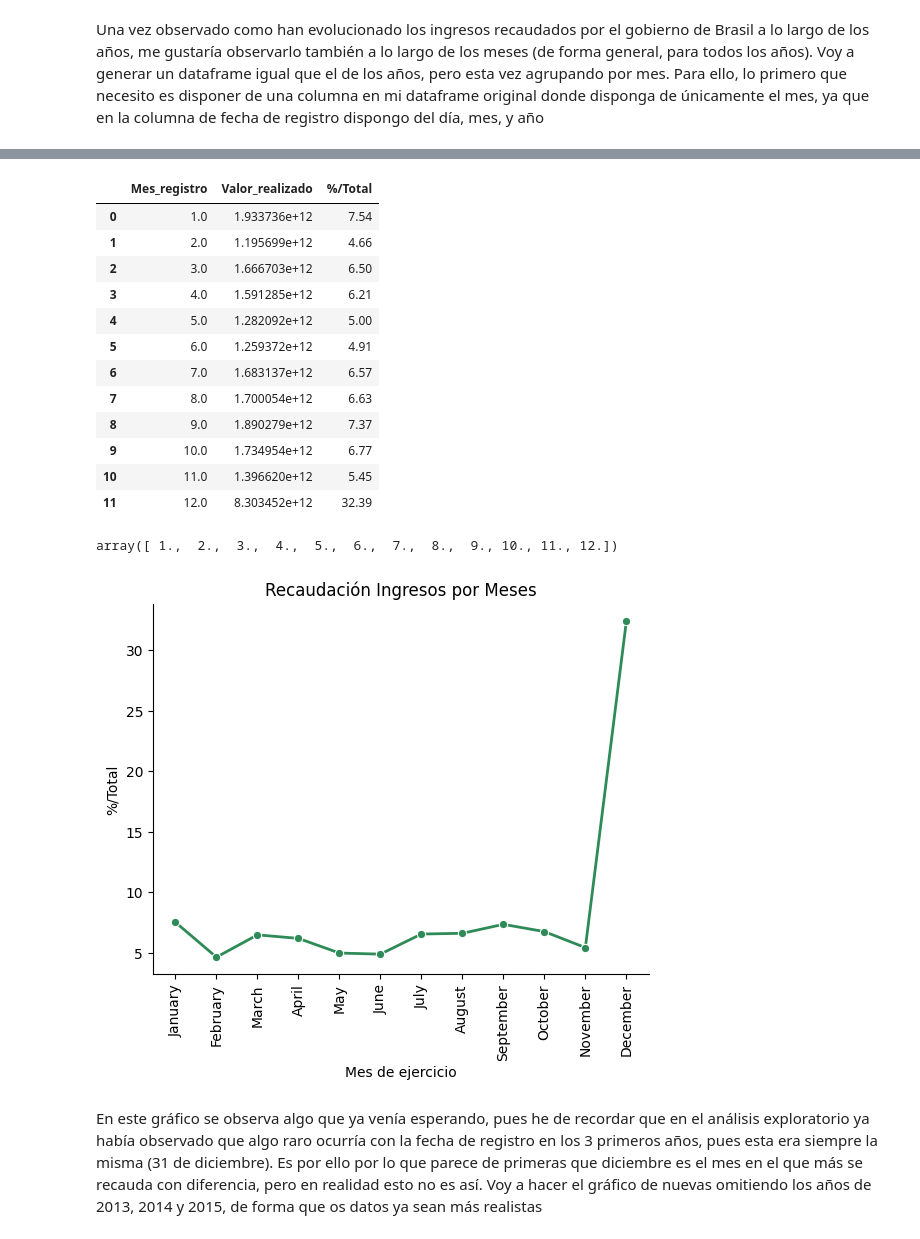
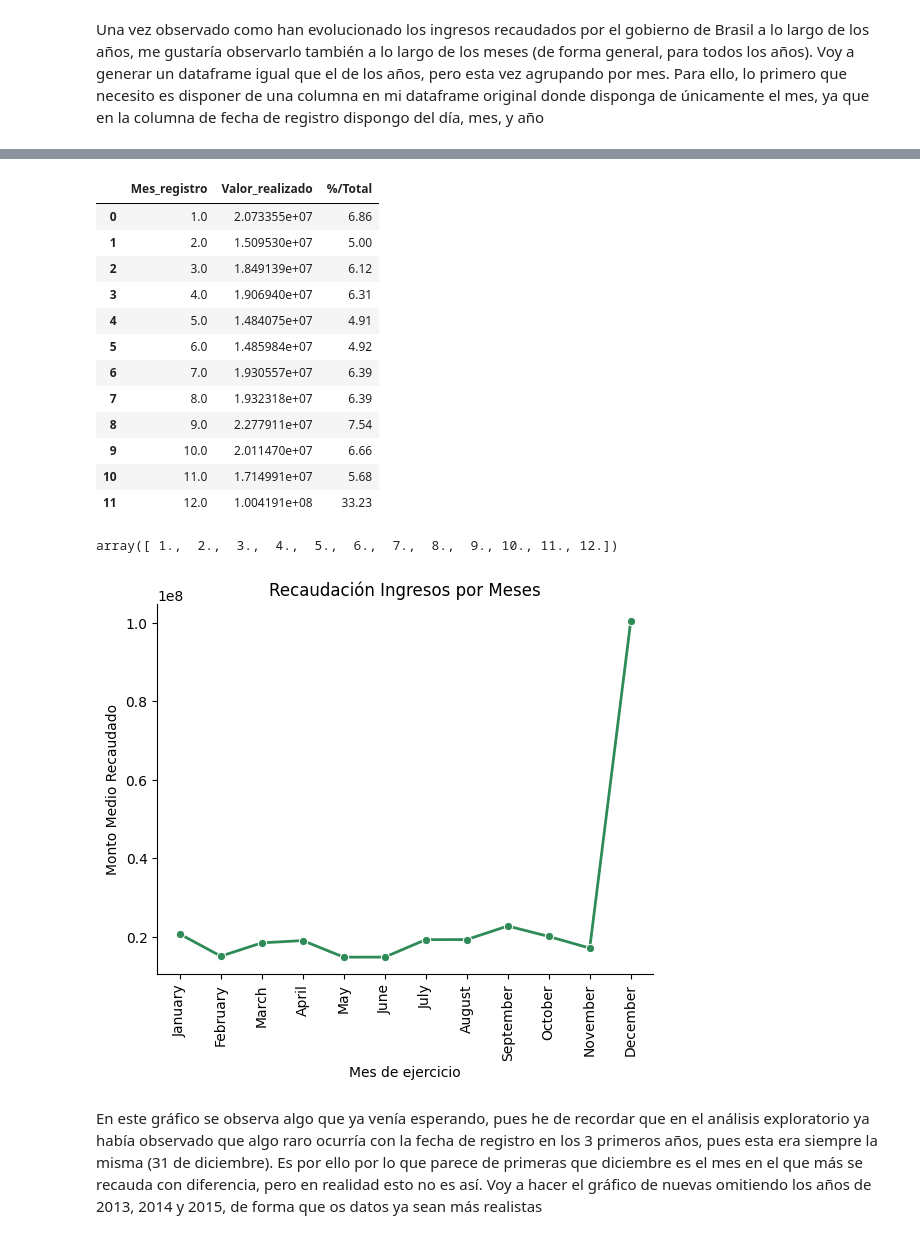
Before and after one commit to raquelscv/Proyecto2-AnalisisPandas, a Jupyter notebook: Analisis_Ingresos_Brasil.ipynb, the cells around one changed output, grey strips where cells are left out. Saved outputs shown, nothing was run; the diff lists cells and outputs as text; code cells hidden in the pictures.

```diff
--- a/Analisis_Ingresos_Brasil.ipynb
+++ b/Analisis_Ingresos_Brasil.ipynb
@@ -84,24 +85,24 @@ df.head()
 | 4 | Advocacia-geral da união | Advocacia-geral da união - unidad... | Coord. geral de orc. fin. e anal.... | Receitas correntes | Outras receitas correntes | ... |
 # %%
 #genera el dataframe para la segunda visualizacion (recaudacion de ingresos mes a mes)
-df_ingresos_mes = df.groupby("Mes_registro")["Valor_realizado"].sum()
+df_ingresos_mes = df.groupby("Mes_registro")["Valor_realizado"].mean()
 df_ingresos_mes = df_ingresos_mes.reset_index()
-df_ingresos_mes["%/Total"] = round((df_ingresos_mes["Valor_realizado"] / total_ingresos)*100,2)
+df_ingresos_mes["%/Total"] = round((df_ingresos_mes["Valor_realizado"] / df_ingresos_mes["Valor_realizado"].sum())*100,2)
 df_ingresos_mes
 # %% [output]
 |  | Mes_registro | Valor_realizado | %/Total |
-| 0 | 1.0 | 1.933736e+12 | 7.54 |
-| 1 | 2.0 | 1.195699e+12 | 4.66 |
-| 2 | 3.0 | 1.666703e+12 | 6.50 |
-| 3 | 4.0 | 1.591285e+12 | 6.21 |
-| 4 | 5.0 | 1.282092e+12 | 5.00 |
-| 5 | 6.0 | 1.259372e+12 | 4.91 |
-| 6 | 7.0 | 1.683137e+12 | 6.57 |
-| 7 | 8.0 | 1.700054e+12 | 6.63 |
-| 8 | 9.0 | 1.890279e+12 | 7.37 |
-| 9 | 10.0 | 1.734954e+12 | 6.77 |
-| 10 | 11.0 | 1.396620e+12 | 5.45 |
-| 11 | 12.0 | 8.303452e+12 | 32.39 |
+| 0 | 1.0 | 2.073355e+07 | 6.86 |
+| 1 | 2.0 | 1.509530e+07 | 5.00 |
+| 2 | 3.0 | 1.849139e+07 | 6.12 |
+| 3 | 4.0 | 1.906940e+07 | 6.31 |
+| 4 | 5.0 | 1.484075e+07 | 4.91 |
+| 5 | 6.0 | 1.485984e+07 | 4.92 |
+| 6 | 7.0 | 1.930557e+07 | 6.39 |
+| 7 | 8.0 | 1.932318e+07 | 6.39 |
+| 8 | 9.0 | 2.277911e+07 | 7.54 |
+| 9 | 10.0 | 2.011470e+07 | 6.66 |
+| 10 | 11.0 | 1.714991e+07 | 5.68 |
+| 11 | 12.0 | 1.004191e+08 | 33.23 |
 # %%
 #saca los valores unicos de la columna Mes_registro
 df_ingresos_mes["Mes_registro"].unique()
@@ -110,19 +111,20 @@ array([ 1.,  2.,  3.,  4.,  5.,  6.,  7.,  8.,  9., 10., 11., 12.])
 # %%
 #genera la segunda visualizacion (recaudacion ingresos mes a mes)
 sns.lineplot(x = df_ingresos_mes["Mes_registro"],
-              y = df_ingresos_mes["%/Total"],
+              y = df_ingresos_mes["Valor_realizado"],
                marker = "o",
                 linewidth = 2,
                 color="seagreen",
                 errorbar = None)
 
 plt.title("Recaudación Ingresos por Meses")
 plt.xlabel("Mes de ejercicio")
+plt.ylabel("Monto Medio Recaudado")
 plt.gca().spines['right'].set_visible(False)
 plt.gca().spines['top'].set_visible(False)
 plt.xticks(ticks=df_ingresos_mes["Mes_registro"].unique(), labels=["January", "February", "March", "April", "May", "June", "July", "August", "September", "October", "November", "December"], rotation=90);
 # %% [output]
-[figure, old version]
+[figure, new version]
 # %% [markdown]
 En este gráfico se observa algo que ya venía esperando, pues he de recordar que en el análisis exploratorio ya había observado que algo raro ocurría con la fecha de registro en los 3 primeros años, pues esta era siempre la misma (31 de diciembre). Es por ello por lo que parece de primeras que diciembre es el mes en el que más se recauda con diferencia, pero en realidad esto no es así. Voy a hacer el gráfico de nuevas omitiendo los años de 2013, 2014 y 2015, de forma que os datos ya sean más realistas
 # %%
```
Also changed, not shown: parts of 21 cells of this notebook.
